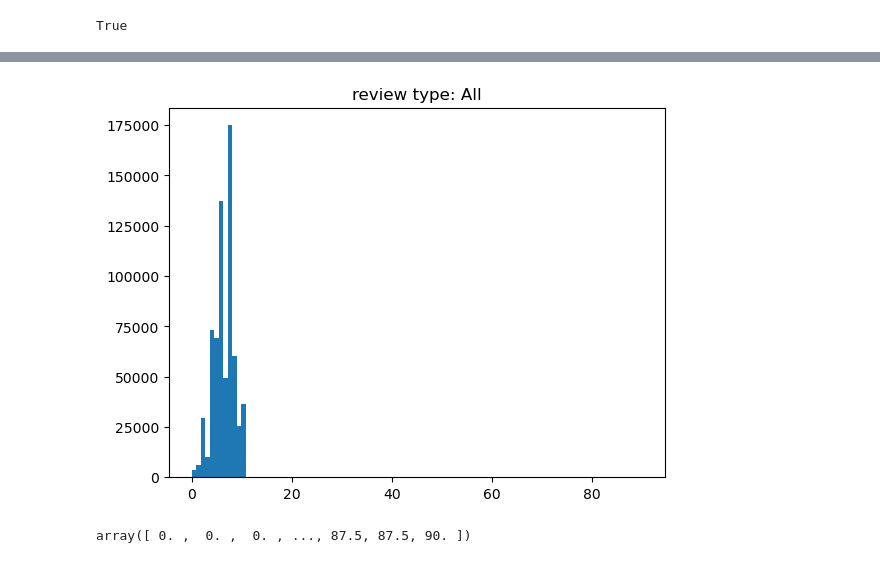
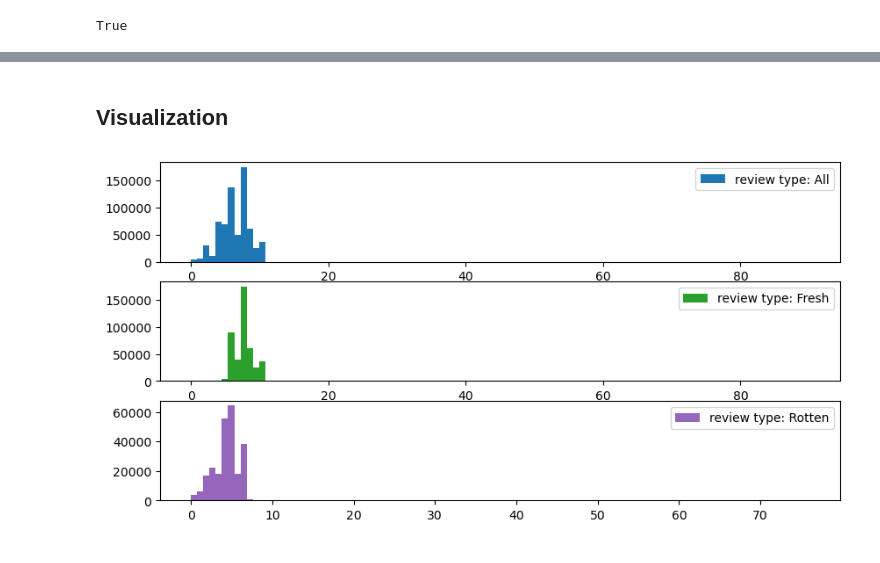
Before and after one commit to MMovasaghi/SentiMovie, a Jupyter notebook: code/data_preprocessing/preprocessing.ipynb, the cells around one changed output, grey strips where cells are left out. Cells and saved outputs as stored; diff of their text form; code cells hidden in the pictures.

```diff
--- a/code/data_preprocessing/preprocessing.ipynb
+++ b/code/data_preprocessing/preprocessing.ipynb
@@ -106,8 +108,9 @@ class ETL:
 
         movies = movies[['rotten_tomatoes_link', 'movie_title',
                             'critics_consensus', 'tomatometer_rating',
-                            'tomatometer_status', 'audience_status',
-                            'audience_rating', 'audience_count']]
+                            'tomatometer_status', 'tomatometer_count',
+                             'audience_status', 'audience_rating',
+                         'audience_count']]
 
 
         reviews = self.transform_data(reviews,
@@ -133,7 +136,7 @@ class ETL:
         data.reset_index(inplace=True)
         data.drop('index', axis=1, inplace=True)
 
-        return data
+        return data, movie
 
 
     def save_data(self, data, path="./../../data/normalized_data.csv"):
@@ -266,10 +275,8 @@ class EDA:
 # %%
 etl = ETL(score_base=10)
 # %%
-data = etl.transform(path_review="./../../data/rotten_tomatoes_critic_reviews.csv",
-                     path_movie="./../../data/rotten_tomatoes_movies.csv",
-                     sentiment_col_name="review_type",
-                     text_col_name="review_content",
-                     score_col_name="review_score")
-
-data
+data, movie = etl.transform(path_review="./../../data/rotten_tomatoes_critic_reviews.csv",
+                            path_movie="./../../data/rotten_tomatoes_movies.csv",
+                            sentiment_col_name="review_type",
+                            text_col_name="review_content",
+                            score_col_name="review_score")
@@ -315,7 +326,13 @@ eda.clean_data
+# %% [markdown]
+## Visualization
 # %%
-scores = eda.get_scores()
-eda.show_hist(scores, bins=100, title="review type: All")
-scores
+plt.figure(figsize=(10,5))
+scores = eda.get_scores(eda.clean_data)
+plt.subplot(311), plt.hist(scores, bins=100, label="review type: All", color="tab:blue"), plt.legend()
+scores = eda.get_scores(eda.clean_data, review_type="Fresh")
+plt.subplot(312), plt.hist(scores, bins=100, label="review type: Fresh", color="tab:green"), plt.legend()
+scores = eda.get_scores(eda.clean_data, review_type="Rotten")
+plt.subplot(313), plt.hist(scores, bins=100, label="review type: Rotten", color="tab:purple"), plt.legend()
+plt.show()
 # %% [output]
-[figure, old version]
+[figure, new version]
-array([ 0. ,  0. ,  0. , ..., 87.5, 87.5, 90. ])
```
Also changed, not shown: parts of 23 cells of this notebook.
